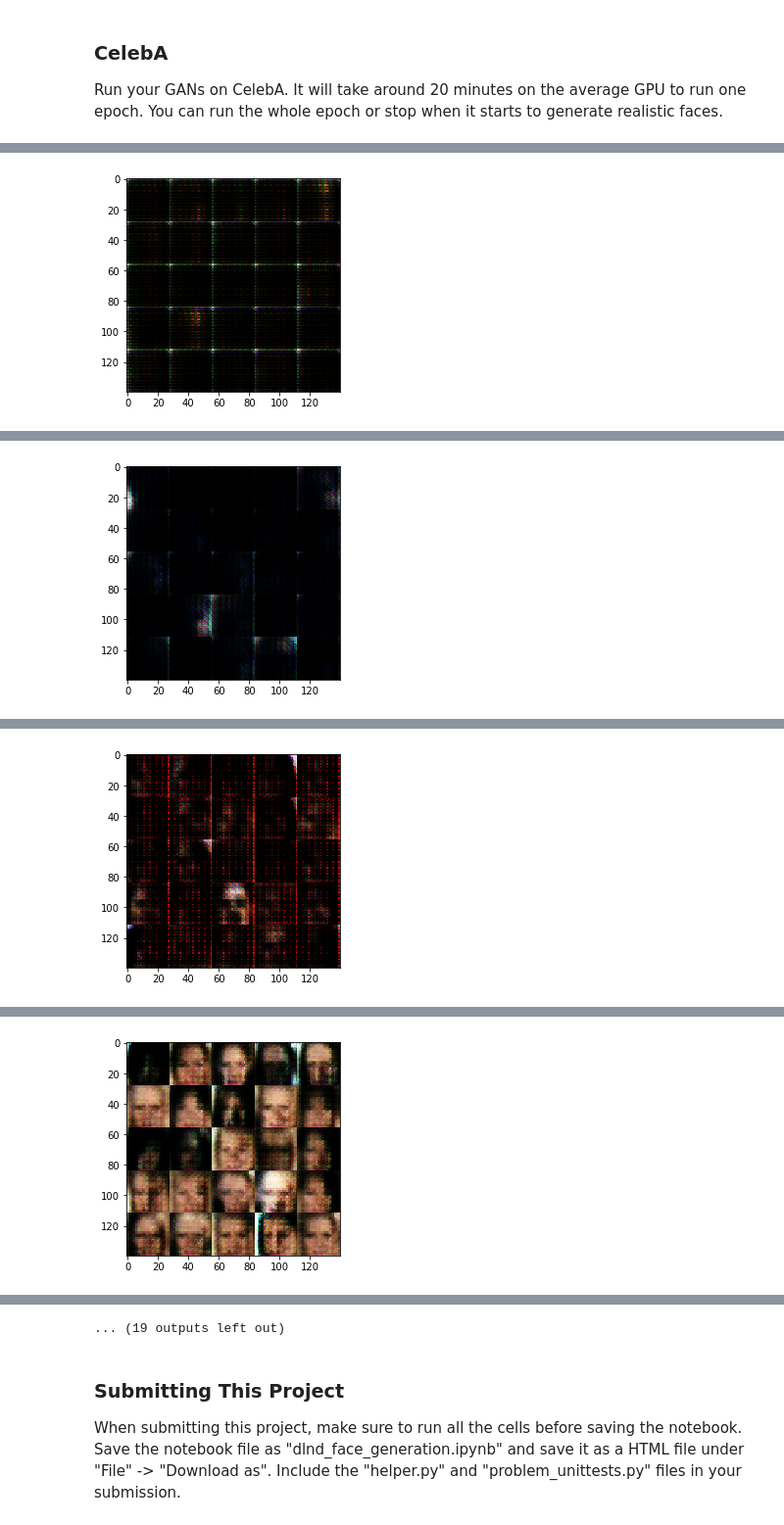
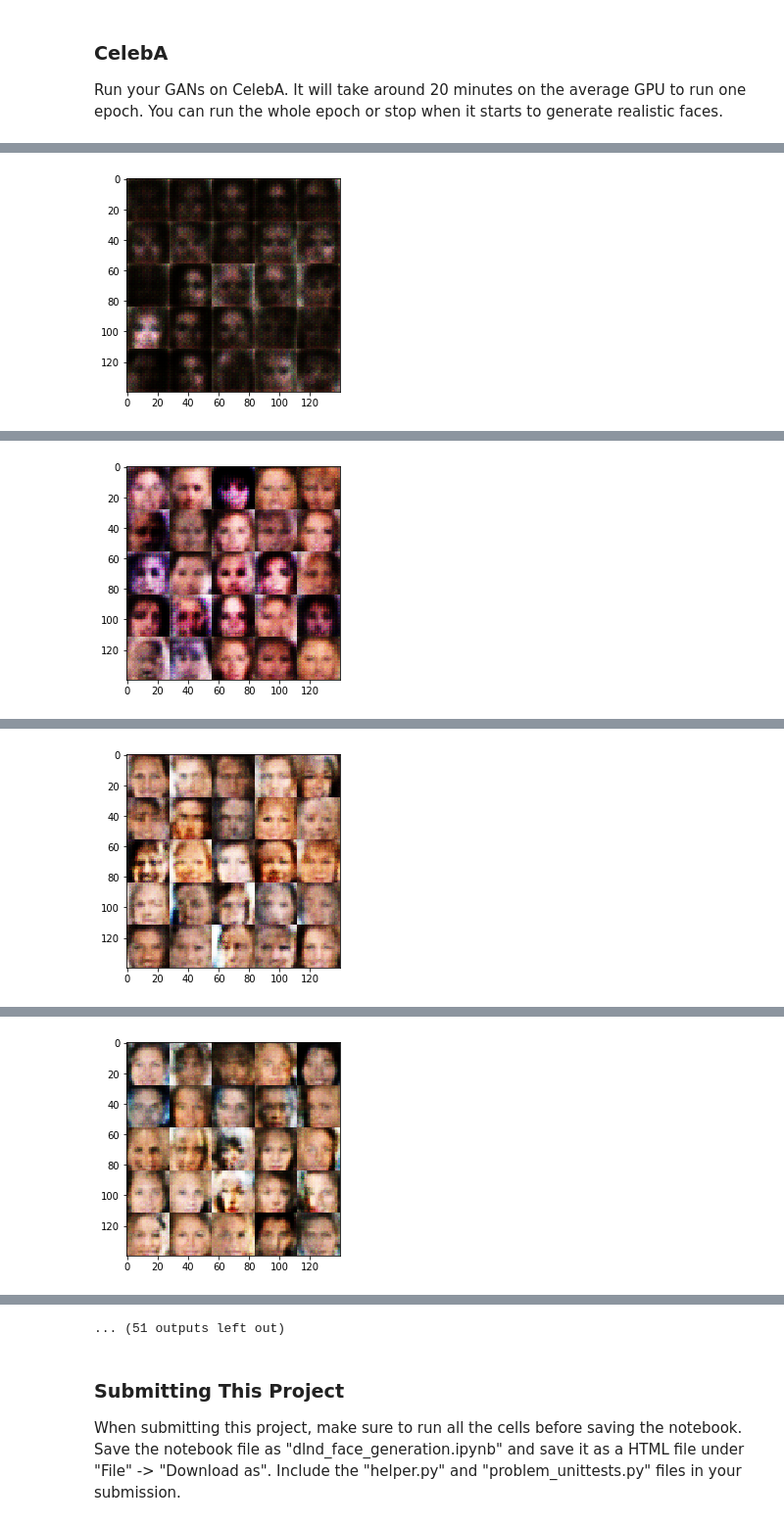
Before and after one commit to k4otix/dlnd-face-generation, a Jupyter notebook: dlnd_face_generation.ipynb, the cells around one changed output, grey strips where cells are left out. Shown at 98% size. Cells and saved outputs as stored; diff of their text form; code cells hidden in the pictures.

```diff
--- a/dlnd_face_generation.ipynb
+++ b/dlnd_face_generation.ipynb
@@ -134,11 +135,12 @@ Tests Passed
 Implement `discriminator` to create a discriminator neural network that discriminates on `images`.  This function should be able to reuse the variables in the neural network.  Use [`tf.variable_scope`](https://www.tensorflow.org/api_docs/python/tf/variable_scope) with a scope name of "discriminator" to allow the variables to be reused.  The function should return a tuple of (tensor output of the discriminator, tensor logits of the discriminator).
 # %%
 # Define leaky relu
-lrelu = lambda x: tf.maximum(0.01*x, x)
+lrelu = lambda x: tf.maximum(0.1*x, x)
 
 
 def conv(inputs, filters, ksize=5, strides=2, padding='same', batch_norm=True):
-    """convenience function for creating convolutional layers"""
+    """convenience function for creating convolutional layers - sets default values for
+    ksize, strides, padding and will do batch normalization when necessary"""
     x = tf.layers.conv2d(inputs, filters, ksize, strides, padding)
     return lrelu(x) if not batch_norm else lrelu(tf.layers.batch_normalization(x, training=True))
 
@@ -185,13 +187,13 @@ def generator(z, out_channel_dim, is_train=True):
         h1 = tf.reshape(h1, (-1, 7, 7, 256))
         h1 = lrelu(tf.layers.batch_normalization(h1, training=is_train))
 
-        h2 = tf.layers.conv2d_transpose(h1, 128, 5, 1, padding='same')
+        h2 = tf.layers.conv2d_transpose(h1, 128, 5, 2, padding='same')
         h2 = lrelu(tf.layers.batch_normalization(h2, training=is_train))
 
         h3 = tf.layers.conv2d_transpose(h2, 64, 5, 2, padding='same')
         h3 = lrelu(tf.layers.batch_normalization(h3, training=is_train))
 
-        logits = tf.layers.conv2d_transpose(h3, out_channel_dim, 5, 2, padding='same')
+        logits = tf.layers.conv2d_transpose(h3, out_channel_dim, 5, 1, padding='same')
         out = tf.tanh(logits)
 
     return out
@@ -336,8 +338,12 @@ def train(epoch_count, batch_size, z_dim, learning_rate, beta1, get_batches, dat
                 steps += 1
                 batch_images *= 2
                 batch_z = np.random.uniform(-1, 1, size=(batch_size, z_dim))
-                _ = sess.run([d_train_opt, g_train_opt],
-                             feed_dict={input_real: batch_images, input_z: batch_z, lr: learning_rate})
+                _ = sess.run(d_train_opt, feed_dict={input_real: batch_images, input_z: batch_z,
+                                                    lr: learning_rate})
+                _ = sess.run(g_train_opt, feed_dict={input_real: batch_images, input_z: batch_z,
+                                                    lr: learning_rate})
+                _ = sess.run(g_train_opt, feed_dict={input_real: batch_images, input_z: batch_z,
+                                                    lr: learning_rate})
                 if steps % 10 == 0:
                     train_loss_d = d_loss.eval({input_real: batch_images, input_z: batch_z})
                     train_loss_g = g_loss.eval({input_z: batch_z})
@@ -440,10 +446,10 @@ Epoch 2/2... Batch 600... Discriminator Loss: 0.8746... Generator Loss: 2.1543
 ### CelebA
 Run your GANs on CelebA.  It will take around 20 minutes on the average GPU to run one epoch.  You can run the whole epoch or stop when it starts to generate realistic faces.
 # %%
-batch_size = 128
+batch_size = 64
 z_dim = 100
-learning_rate = .001
-beta1 = 0.5
+learning_rate = .0002
+beta1 = 0.4
 
 
 """
@@ -469 +475 @@ Epoch 1/1... Batch 100... Discriminator Loss: 0.2039... Generator Loss: 4.1761
-[figure, old version]
+[figure, new version]
@@ -480 +486 @@ Epoch 1/1... Batch 200... Discriminator Loss: 0.5438... Generator Loss: 2.1951
-[figure, old version]
+[figure, new version]
@@ -491 +497 @@ Epoch 1/1... Batch 300... Discriminator Loss: 1.8727... Generator Loss: 0.2749
-[figure, old version]
+[figure, new version]
@@ -502 +508 @@ Epoch 1/1... Batch 400... Discriminator Loss: 0.5508... Generator Loss: 1.4211
-[figure, old version]
+[figure, new version]
@@ -525,4 +531,4 @@ Epoch 1/1... Batch 600... Discriminator Loss: 1.1053... Generator Loss: 0.5132
-... (19 outputs left out)
+... (51 outputs left out)
 # %% [markdown]
 ### Submitting This Project
 When submitting this project, make sure to run all the cells before saving the notebook. Save the notebook file as "dlnd_face_generation.ipynb" and save it as a HTML file under "File" -> "Download as". Include the "helper.py" and "problem_unittests.py" files in your submission.
```
Also changed, not shown: parts of 5 cells of this notebook, 1 other file.
